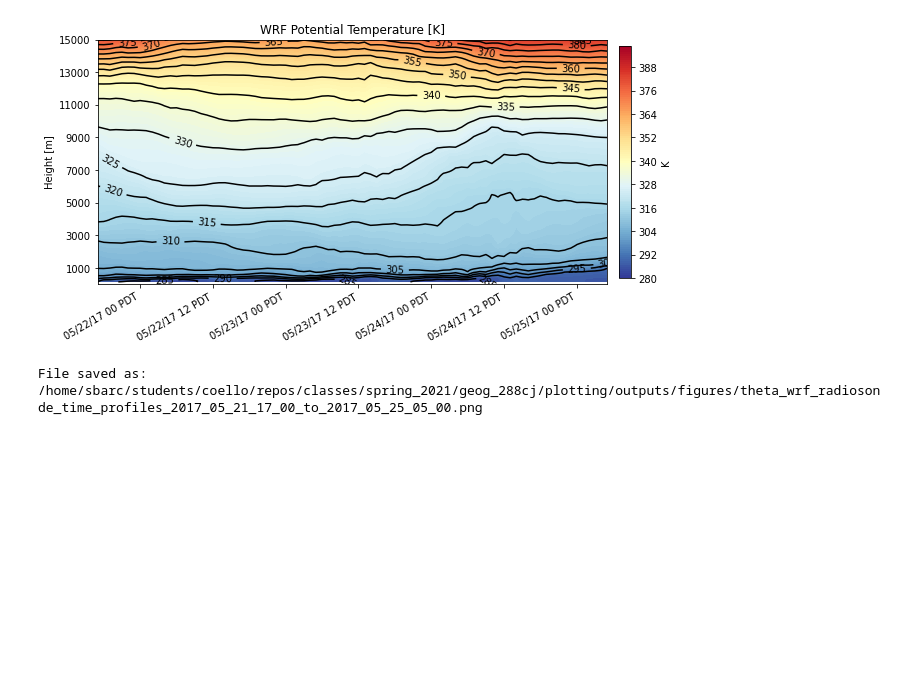
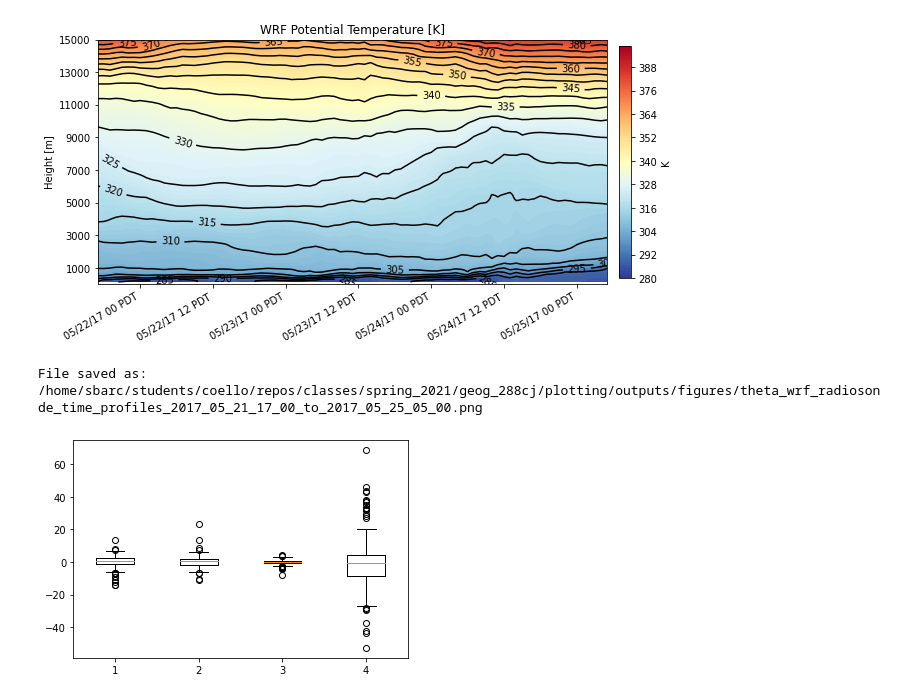
Before and after one commit to mmcoello/spring_2021, a Jupyter notebook: geog_288cj/plotting/analysis/radiosonde_time_profiles.ipynb, the cells around one changed output. Drawn from its saved outputs; the diff is of its cells as text; code cells hidden in the pictures; blank space fills up the shorter version.

```diff
--- a/geog_288cj/plotting/analysis/radiosonde_time_profiles.ipynb
+++ b/geog_288cj/plotting/analysis/radiosonde_time_profiles.ipynb
@@ -375,3 +371,40 @@ plot_radiosonde_profiles(times_grid_wrf, hght_grid_wrf, dwrf['theta'].sel(statio
 File saved as: /home/sbarc/students/coello/repos/classes/spring_2021/geog_288cj/plotting/outputs/figures/theta_radiosonde_time_profiles_2017_05_21_17_00_to_2017_05_25_05_00.png
 [figure]
 File saved as: /home/sbarc/students/coello/repos/classes/spring_2021/geog_288cj/plotting/outputs/figures/theta_wrf_radiosonde_time_profiles_2017_05_21_17_00_to_2017_05_25_05_00.png
+# %%
+def calc_error(obs, mod):
+
+    obs = obs.sel(z = slice(mod.z[0], mod.z[-1]))
+
+    mod = mod.sel(station = "VBG", z = slice(obs.z[0], obs.z[-1]))[::12, ::10]
+
+    diff = obs - mod
+
+    return diff
+
+diff_u = calc_error(sonde['u'], dwrf['u'])
+diff_v = calc_error(sonde['v'], dwrf['v'])
+diff_theta = calc_error(sonde['theta'], dwrf['theta'])
+diff_rh = calc_error(sonde['rh'], dwrf['rh'])
+
+
+# mesh up time and heights for plotting
+hght_grid_diff, times_grid_diff = np.meshgrid(diff_u.z.values, diff_u.time.values)
+# %%
+
+flat_u = diff_u.values.flatten()
+flat_u = flat_u[~np.isnan(flat_u)]
+
+flat_v = diff_v.values.flatten()
+flat_v = flat_v[~np.isnan(flat_v)]
+
+flat_t = diff_theta.values.flatten()
+flat_t = flat_t[~np.isnan(flat_t)]
+
+flat_rh = diff_rh.values.flatten()
+flat_rh = flat_rh[~np.isnan(flat_rh)]
+
+plt.boxplot([flat_u, flat_v, flat_t, flat_rh])
+plt.show()
+# %% [output]
+[figure, added]
```
Also changed, not shown: parts of 6 cells of this notebook, 7 other files.
